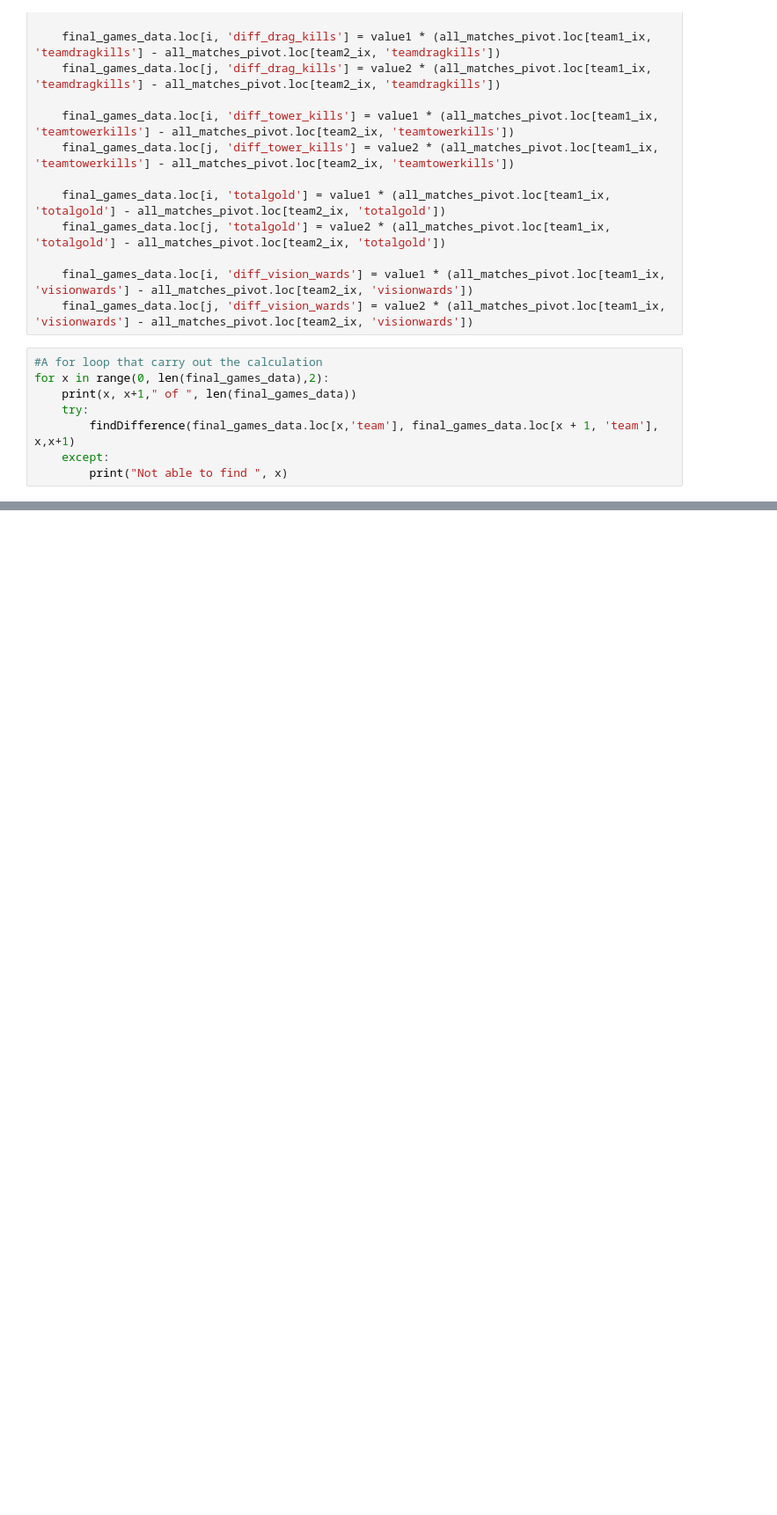
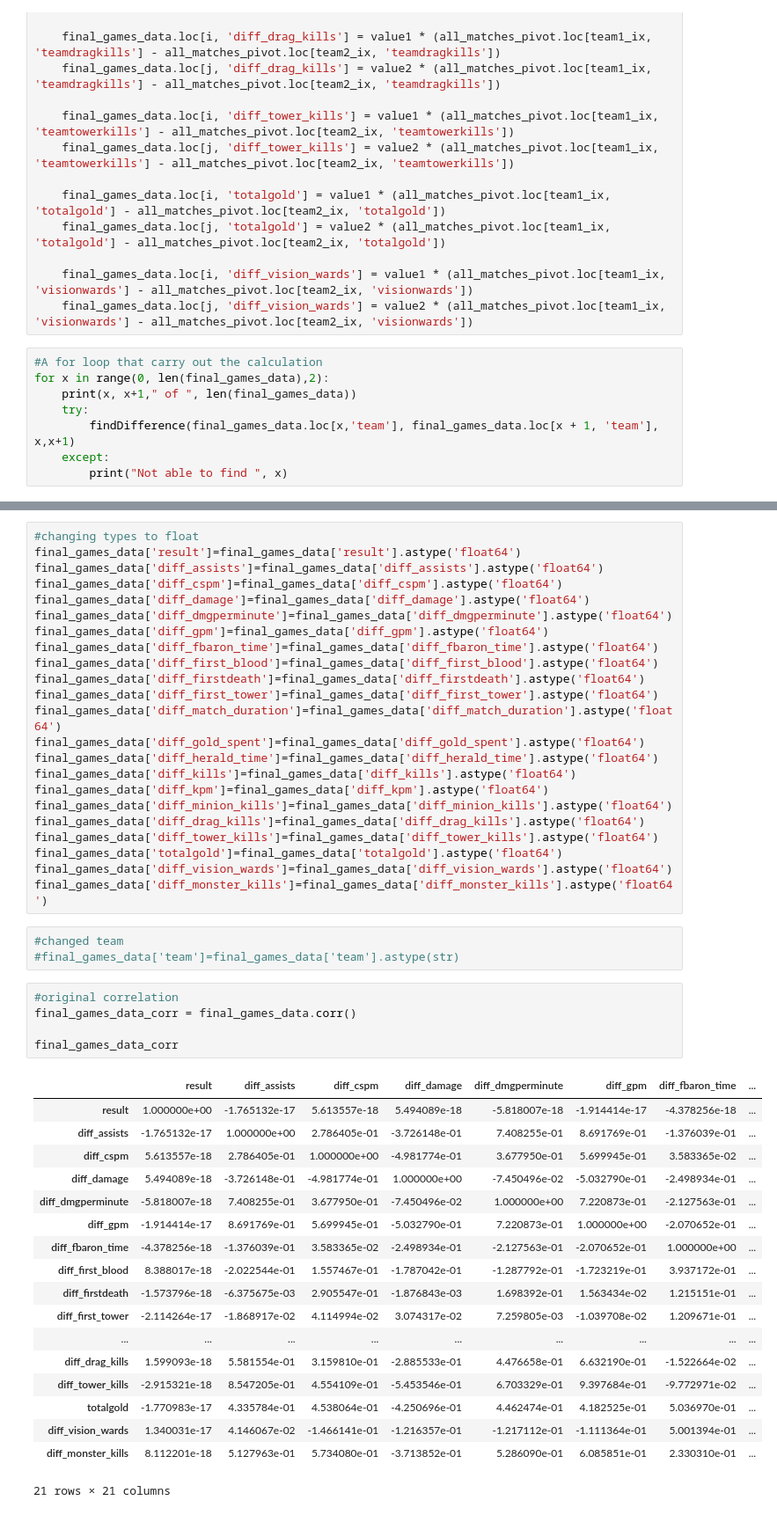
Before and after one commit to arons1618/match-prediction, a Jupyter notebook: ProMatchAnalysis.ipynb, the cells around one changed output, grey strips where cells are left out. Shown: that part at 88% size. Drawn from its saved outputs; the diff is of its cells as text; blank space fills up the shorter version.

```diff
--- a/ProMatchAnalysis.ipynb
+++ b/ProMatchAnalysis.ipynb
@@ -368,0 +287,50 @@ enc.fit(summer2019)
+# %%
+#changing types to float
+final_games_data['result']=final_games_data['result'].astype('float64')
+final_games_data['diff_assists']=final_games_data['diff_assists'].astype('float64')
+final_games_data['diff_cspm']=final_games_data['diff_cspm'].astype('float64')
+final_games_data['diff_damage']=final_games_data['diff_damage'].astype('float64')
+final_games_data['diff_dmgperminute']=final_games_data['diff_dmgperminute'].astype('float64')
+final_games_data['diff_gpm']=final_games_data['diff_gpm'].astype('float64')
+final_games_data['diff_fbaron_time']=final_games_data['diff_fbaron_time'].astype('float64')
+final_games_data['diff_first_blood']=final_games_data['diff_first_blood'].astype('float64')
+final_games_data['diff_firstdeath']=final_games_data['diff_firstdeath'].astype('float64')
+final_games_data['diff_first_tower']=final_games_data['diff_first_tower'].astype('float64')
+final_games_data['diff_match_duration']=final_games_data['diff_match_duration'].astype('float64')
+final_games_data['diff_gold_spent']=final_games_data['diff_gold_spent'].astype('float64')
+final_games_data['diff_herald_time']=final_games_data['diff_herald_time'].astype('float64')
+final_games_data['diff_kills']=final_games_data['diff_kills'].astype('float64')
+final_games_data['diff_kpm']=final_games_data['diff_kpm'].astype('float64')
+final_games_data['diff_minion_kills']=final_games_data['diff_minion_kills'].astype('float64')
+final_games_data['diff_drag_kills']=final_games_data['diff_drag_kills'].astype('float64')
+final_games_data['diff_tower_kills']=final_games_data['diff_tower_kills'].astype('float64')
+final_games_data['totalgold']=final_games_data['totalgold'].astype('float64')
+final_games_data['diff_vision_wards']=final_games_data['diff_vision_wards'].astype('float64')
+final_games_data['diff_monster_kills']=final_games_data['diff_monster_kills'].astype('float64')
+# %%
+#changed team
+#final_games_data['team']=final_games_data['team'].astype(str)
+# %%
+#original correlation
+final_games_data_corr = final_games_data.corr()
+
+final_games_data_corr
+# %% [output]
+|  | result | diff_assists | diff_cspm | diff_damage | diff_dmgperminute | diff_gpm | diff_fbaron_time | ... |
+| result | 1.000000e+00 | -1.765132e-17 | 5.613557e-18 | 5.494089e-18 | -5.818007e-18 | -1.914414e-17 | -4.378256e-18 | ... |
+| diff_assists | -1.765132e-17 | 1.000000e+00 | 2.786405e-01 | -3.726148e-01 | 7.408255e-01 | 8.691769e-01 | -1.376039e-01 | ... |
+| diff_cspm | 5.613557e-18 | 2.786405e-01 | 1.000000e+00 | -4.981774e-01 | 3.677950e-01 | 5.699945e-01 | 3.583365e-02 | ... |
+| diff_damage | 5.494089e-18 | -3.726148e-01 | -4.981774e-01 | 1.000000e+00 | -7.450496e-02 | -5.032790e-01 | -2.498934e-01 | ... |
+| diff_dmgperminute | -5.818007e-18 | 7.408255e-01 | 3.677950e-01 | -7.450496e-02 | 1.000000e+00 | 7.220873e-01 | -2.127563e-01 | ... |
+| diff_gpm | -1.914414e-17 | 8.691769e-01 | 5.699945e-01 | -5.032790e-01 | 7.220873e-01 | 1.000000e+00 | -2.070652e-01 | ... |
+| diff_fbaron_time | -4.378256e-18 | -1.376039e-01 | 3.583365e-02 | -2.498934e-01 | -2.127563e-01 | -2.070652e-01 | 1.000000e+00 | ... |
+| diff_first_blood | 8.388017e-18 | -2.022544e-01 | 1.557467e-01 | -1.787042e-01 | -1.287792e-01 | -1.723219e-01 | 3.937172e-01 | ... |
+| diff_firstdeath | -1.573796e-18 | -6.375675e-03 | 2.905547e-01 | -1.876843e-03 | 1.698392e-01 | 1.563434e-02 | 1.215151e-01 | ... |
+| diff_first_tower | -2.114264e-17 | -1.868917e-02 | 4.114994e-02 | 3.074317e-02 | 7.259805e-03 | -1.039708e-02 | 1.209671e-01 | ... |
+| ... | ... | ... | ... | ... | ... | ... | ... | ... |
+| diff_drag_kills | 1.599093e-18 | 5.581554e-01 | 3.159810e-01 | -2.885533e-01 | 4.476658e-01 | 6.632190e-01 | -1.522664e-02 | ... |
+| diff_tower_kills | -2.915321e-18 | 8.547205e-01 | 4.554109e-01 | -5.453546e-01 | 6.703329e-01 | 9.397684e-01 | -9.772971e-02 | ... |
+| totalgold | -1.770983e-17 | 4.335784e-01 | 4.538064e-01 | -4.250696e-01 | 4.462474e-01 | 4.182525e-01 | 5.036970e-01 | ... |
+| diff_vision_wards | 1.340031e-17 | 4.146067e-02 | -1.466141e-01 | -1.216357e-01 | -1.217112e-01 | -1.111364e-01 | 5.001394e-01 | ... |
+| diff_monster_kills | 8.112201e-18 | 5.127963e-01 | 5.734080e-01 | -3.713852e-01 | 5.286090e-01 | 6.085851e-01 | 2.330310e-01 | ... |
+21 rows × 21 columns
```
Also changed, not shown: parts of 38 cells of this notebook, 1 other file.
